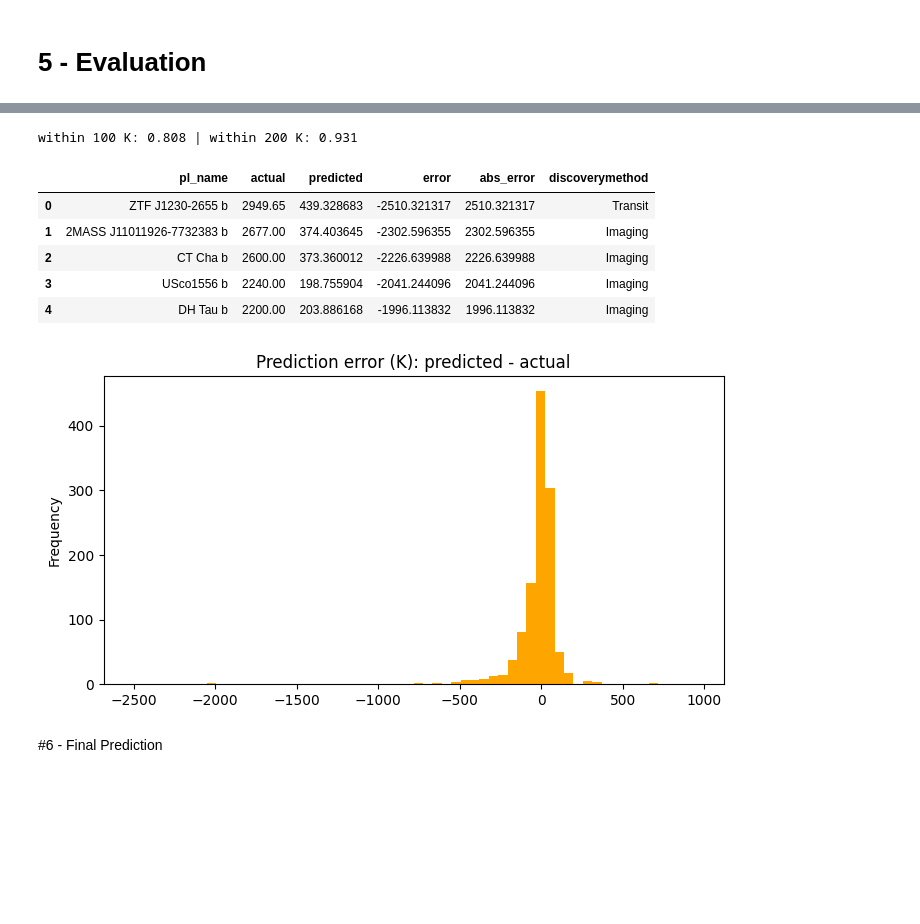
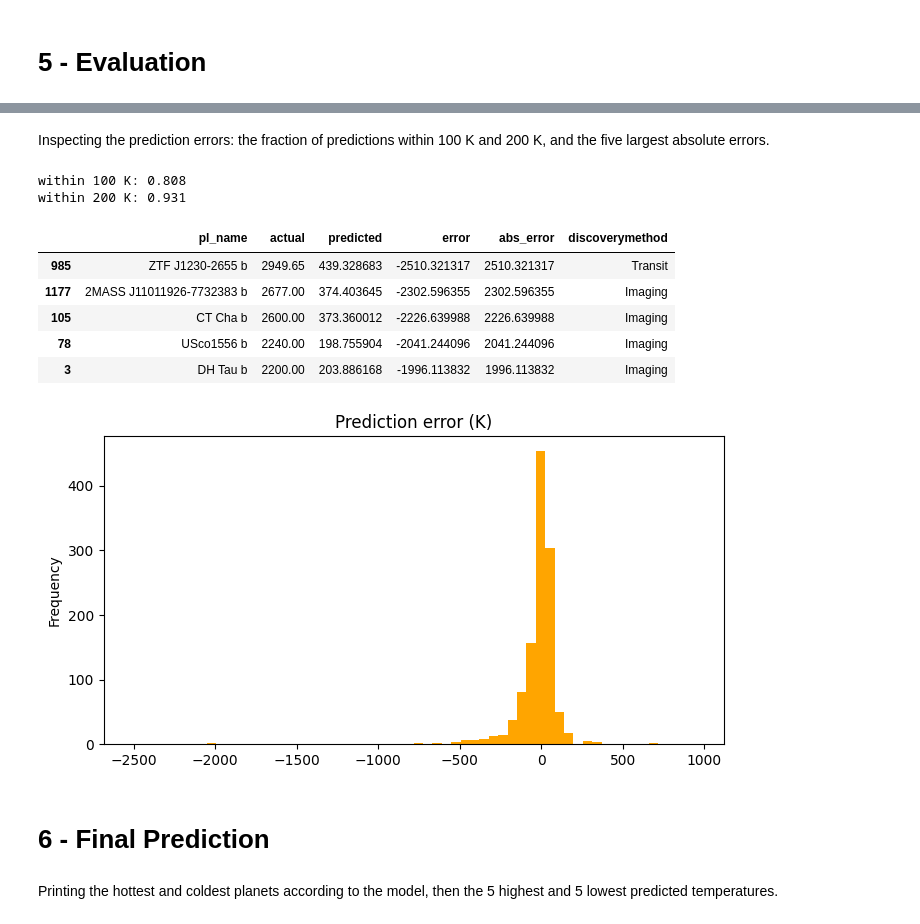
Before and after one commit to Xrash09/CSA-AI-ML, a Jupyter notebook: data_analysis.ipynb, the cells around one changed output, grey strips where cells are left out. Cells and saved outputs as stored; diff of their text form; code cells hidden in the pictures; blank space fills up the shorter version.

```diff
--- a/data_analysis.ipynb
+++ b/data_analysis.ipynb
@@ -199,7 +233,7 @@ In the heat map of raw data , the correlation between some features is close to
 # %%
 logged = df_t[feats].copy()
-for c in ["pl_eqt", "pl_rade", "pl_bmasse", "pl_orbper", "pl_orbsmax", "st_teff", "st_rad", "st_mass", "sy_dist"]:
-    logged[c] = np.log10(logged[c])
+for c in feats:
+  logged[c] = np.log10(logged[c])
 
 logged.corr().style.background_gradient(cmap="OrRd", vmin=-1, vmax=1).format("{:.2f}")
 # %% [output]
@@ -240,7 +274,6 @@ These features are chosen because they follow the physics of equilibrium tempera
 target = "pl_eqt"
 
 def make_X(data, feat_cols):
-    """Select the feature columns and take log10; non-positive values become NaN."""
     X = data[feat_cols].copy()
     for c in feat_cols:
         X[c] = np.log10(X[c].where(X[c] > 0))
@@ -293,19 +332,17 @@ test  feature means (not exactly 0): {'pl_orbper': 0.022, 'pl_orbsmax': 0.019, '
 # %%
 def fit_normal_equation(X, y):
-    return np.linalg.solve(X.T @ X, X.T @ y)
-
-def predict(X, w):
-    return X @ w
+    XtX = np.dot(X.T, X)
+    Xty = np.dot(X.T, y)
+    return np.linalg.solve(XtX, Xty)
 
 w = fit_normal_equation(A_train, y_train_log)
-weights = pd.Series(w, index=["intercept"] + relevant_feats)
+
+weight_names = ["intercept"] + relevant_feats
+weights = pd.Series(w, index=weight_names)
 print(weights.round(4))
 
-pred_test_log = predict(A_test, w)
+pred_test_log = np.dot(A_test, w)
 pred_test = 10 ** pred_test_log
-
-def predict_temperature(new_df):
-    return 10 ** predict(add_intercept(preprocess(new_df)), w)
 # %% [output]
 intercept     2.8358
 pl_orbper    -0.2106
@@ -375,20 +427,31 @@ pd.DataFrame({"actual": lim, "predicted": lim}).plot(x="actual", y="predicted",
+# %% [markdown]
+Inspecting the prediction errors: the fraction of predictions within 100 K and 200 K, and the five largest absolute errors.
 # %%
 results["error"] = results["predicted"] - results["actual"]
-results["error"].plot(kind="hist", bins=60, title="Prediction error (K): predicted - actual", figsize=(8, 4), color ="orange")
-print("within 100 K:", round((results["error"].abs() < 100).mean(), 3),
-      "| within 200 K:", round((results["error"].abs() < 200).mean(), 3))
+results["abs_error"] = results["error"].abs()
 
-results["abs_error"] = results["error"].abs()
-results.nlargest(5, "abs_error").merge(test_df[["pl_name", "discoverymethod"]], on="pl_name")
+results["error"].plot(kind="hist", bins=60, title="Prediction error (K)", figsize=(8, 4), color="orange")
+
+within_100 = (results["abs_error"] < 100).mean()
+within_200 = (results["abs_error"] < 200).mean()
+print("within 100 K:", round(within_100, 3))
+print("within 200 K:", round(within_200, 3))
+
+results["discoverymethod"] = test_df["discoverymethod"]
+worst_five = results.nlargest(5, "abs_error")
+worst_five
 # %% [output]
-within 100 K: 0.808 | within 200 K: 0.931
+within 100 K: 0.808
+within 200 K: 0.931
 |  | pl_name | actual | predicted | error | abs_error | discoverymethod |
-| 0 | ZTF J1230-2655 b | 2949.65 | 439.328683 | -2510.321317 | 2510.321317 | Transit |
-| 1 | 2MASS J11011926-7732383 b | 2677.00 | 374.403645 | -2302.596355 | 2302.596355 | Imaging |
-| 2 | CT Cha b | 2600.00 | 373.360012 | -2226.639988 | 2226.639988 | Imaging |
-| 3 | USco1556 b | 2240.00 | 198.755904 | -2041.244096 | 2041.244096 | Imaging |
-| 4 | DH Tau b | 2200.00 | 203.886168 | -1996.113832 | 1996.113832 | Imaging |
+| 985 | ZTF J1230-2655 b | 2949.65 | 439.328683 | -2510.321317 | 2510.321317 | Transit |
+| 1177 | 2MASS J11011926-7732383 b | 2677.00 | 374.403645 | -2302.596355 | 2302.596355 | Imaging |
+| 105 | CT Cha b | 2600.00 | 373.360012 | -2226.639988 | 2226.639988 | Imaging |
+| 78 | USco1556 b | 2240.00 | 198.755904 | -2041.244096 | 2041.244096 | Imaging |
+| 3 | DH Tau b | 2200.00 | 203.886168 | -1996.113832 | 1996.113832 | Imaging |
-[figure, old version]
+[figure, new version]
 # %% [markdown]
-#6 - Final Prediction
+# 6 - Final Prediction
+# %% [markdown]
+Printing the hottest and coldest planets according to the model, then the 5 highest and 5 lowest predicted temperatures.
 # %%
```
Also changed, not shown: parts of 70 cells of this notebook.
